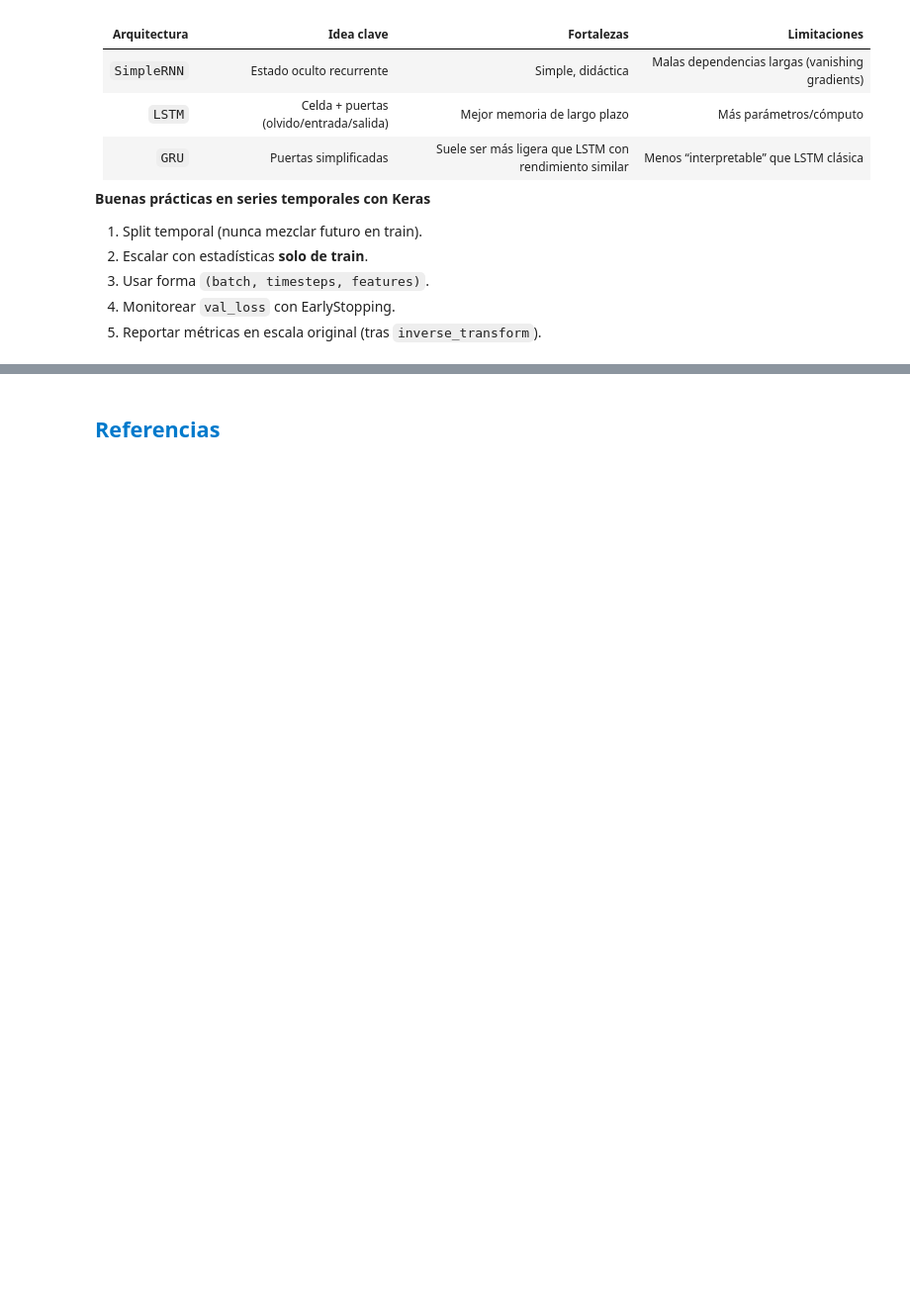
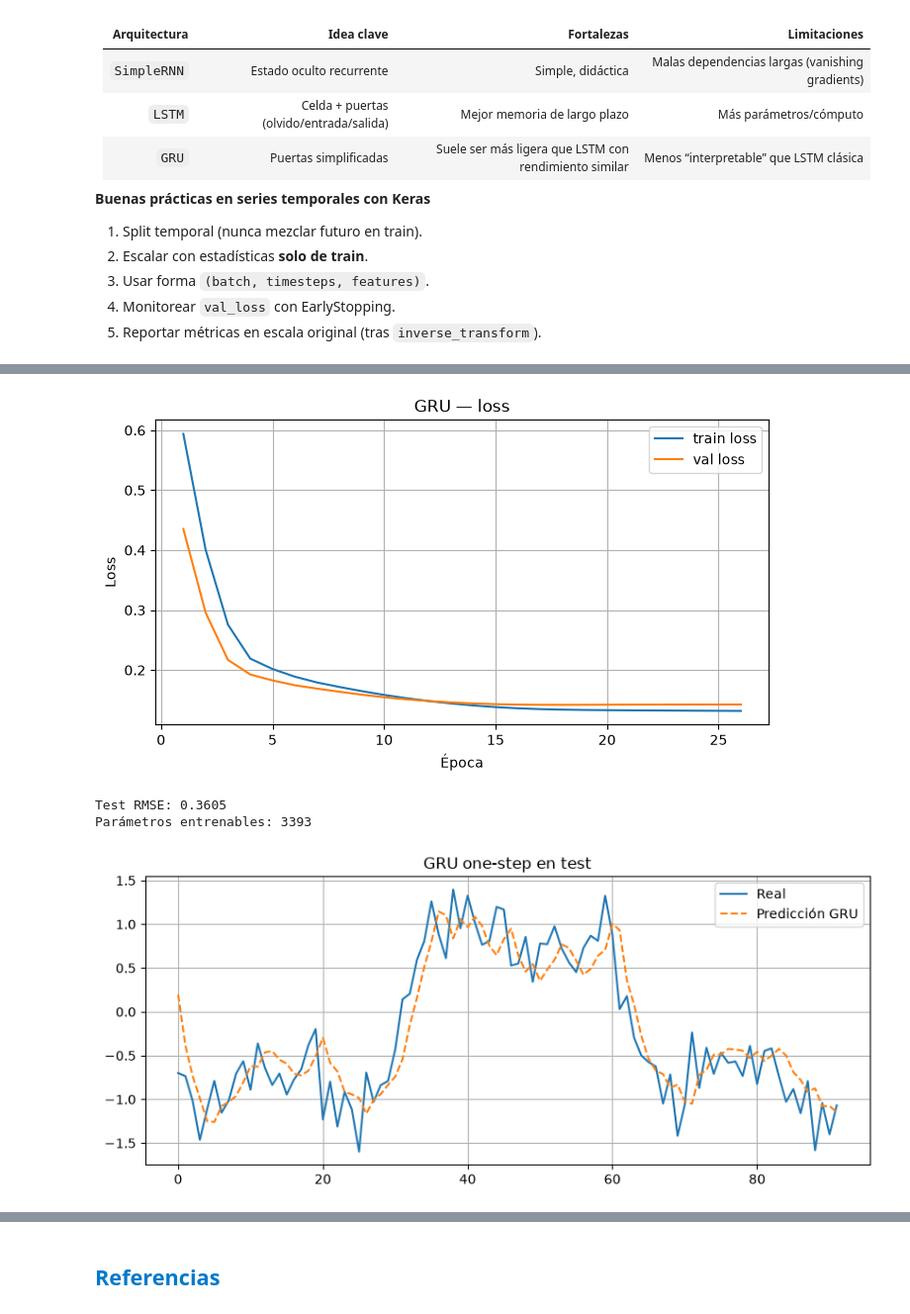
Before and after one commit to contreras-juan/Material-Ciencia-de-Datos, a Jupyter notebook: Deep_Learning/Cuadernos/07_RNN.ipynb, the cells around one changed output, grey strips where cells are left out. Shown at 99% size. Saved outputs shown, nothing was run; the diff lists cells and outputs as text; code cells hidden in the pictures; blank space fills up the shorter version.

```diff
--- a/Deep_Learning/Cuadernos/07_RNN.ipynb
+++ b/Deep_Learning/Cuadernos/07_RNN.ipynb
@@ -589,0 +653,39 @@ SimpleRNN     0.3528     649
+# %%
+data_gru = generate_wave(500, seed=SEED)
+look_back = 40
+X, y = make_sliding_window(data_gru, look_back)
+X_train, X_test, y_train, y_test = temporal_split(X, y, 0.8)
+
+tf.random.set_seed(SEED)
+model_gru = Sequential([
+    GRU(32, activation="tanh", input_shape=(look_back, 1)),
+    Dense(1),
+])
+model_gru.compile(optimizer="adam", loss="mse")
+
+history_gru = model_gru.fit(
+    X_train, y_train,
+    validation_split=0.2,
+    epochs=40,
+    batch_size=32,
+    callbacks=[EarlyStopping(monitor="val_loss", patience=8, restore_best_weights=True, verbose=0)],
+    verbose=0,
+)
+plot_history(history_gru, "GRU — loss")
+
+y_pred = model_gru.predict(X_test, verbose=0).ravel()
+print(f"Test RMSE: {rmse(y_test, y_pred):.4f}")
+print(f"Parámetros entrenables: {model_gru.count_params()}")
+
+plt.figure(figsize=(10, 4))
+plt.plot(y_test, label="Real")
+plt.plot(y_pred, "--", label="Predicción GRU")
+plt.title("GRU one-step en test")
+plt.legend()
+plt.grid(True)
+plt.show()
+# %% [output]
+[figure, added]
+Test RMSE: 0.3605
+Parámetros entrenables: 3393
+[figure, added]
```
Also changed, not shown: parts of 24 cells of this notebook, 5 other files.
